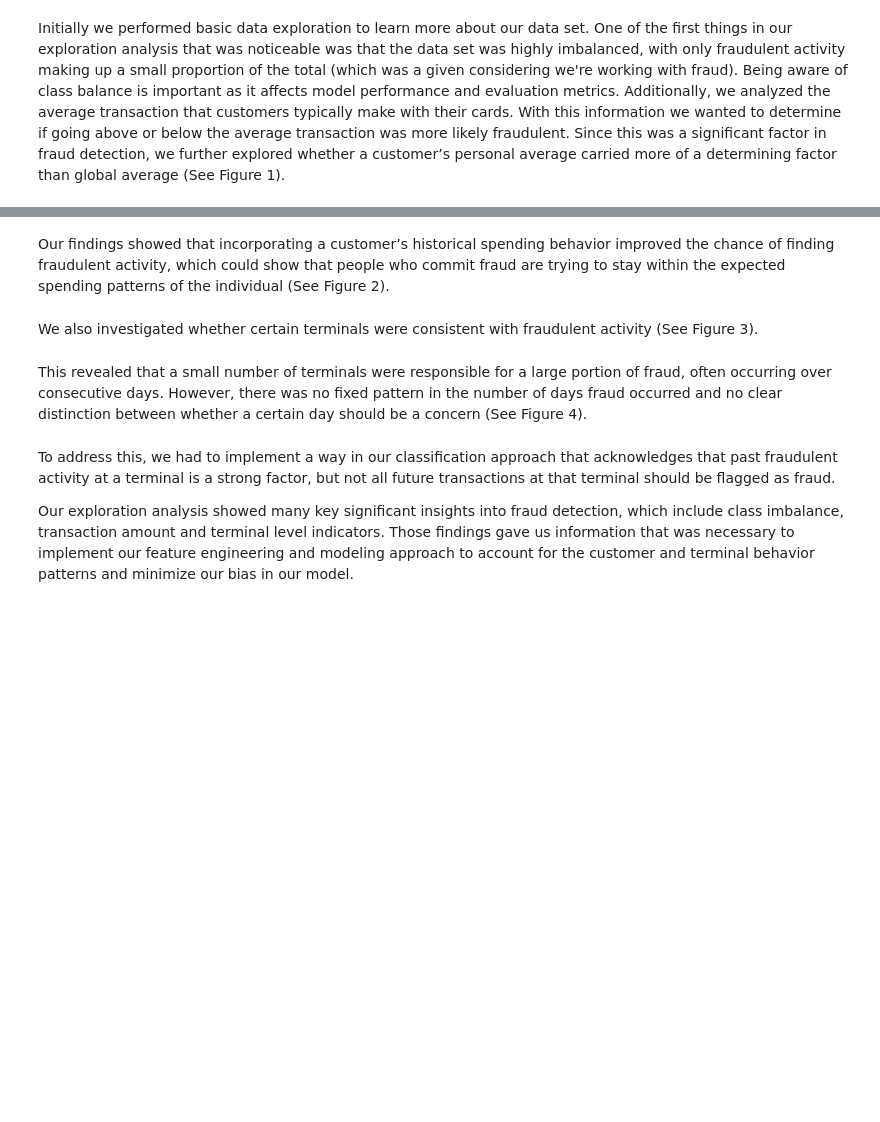
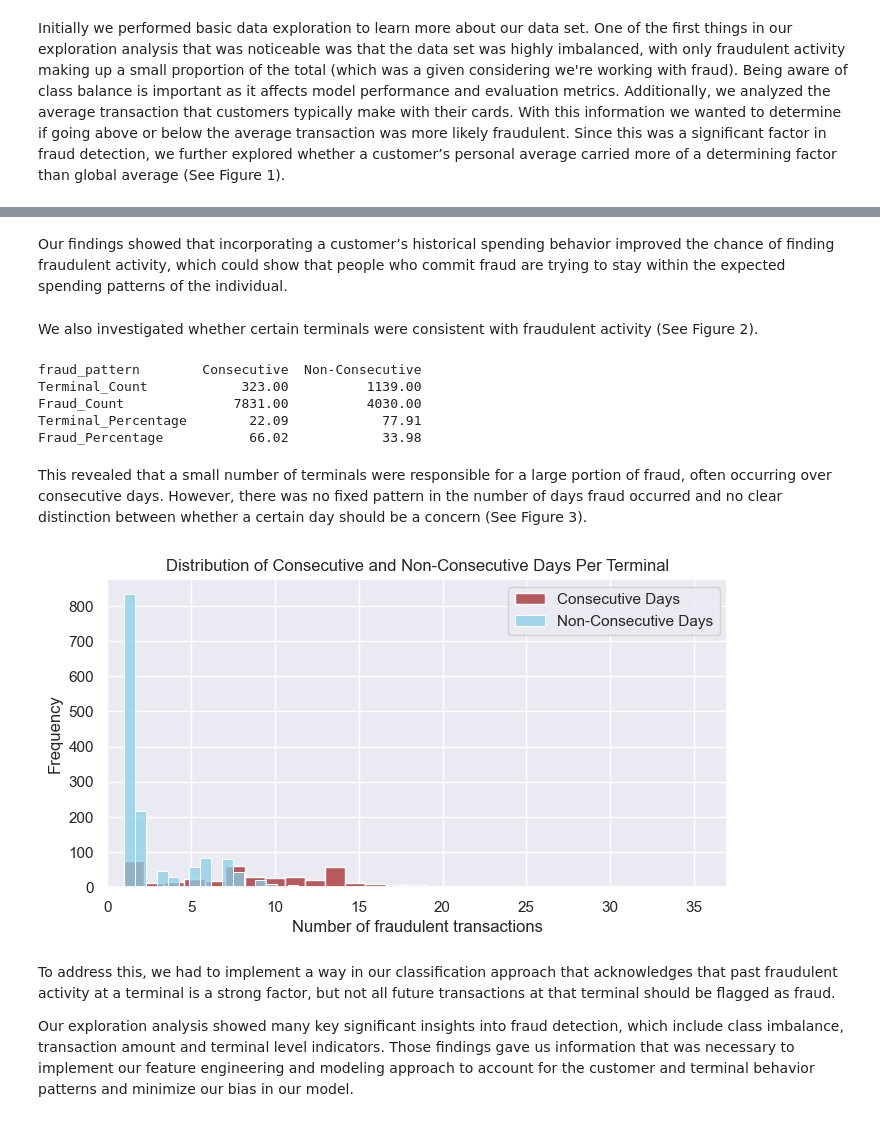
Before and after one commit to jwickham1023/DSCI478-Kaggle-Project, a Jupyter notebook: writeup.ipynb, the cells around one changed output, grey strips where cells are left out. Cells and saved outputs as stored; diff of their text form; code cells hidden in the pictures; blank space fills up the shorter version.

```diff
--- a/writeup.ipynb
+++ b/writeup.ipynb
@@ -110,9 +146,76 @@ Initially we performed basic data exploration to learn more about our data set.
 # %% [markdown]
-Our findings showed that incorporating a customer’s historical spending behavior improved the chance of finding fraudulent activity, which could show that people who commit fraud are trying to stay within the expected spending patterns of the individual (See Figure 2).
+Our findings showed that incorporating a customer’s historical spending behavior improved the chance of finding fraudulent activity, which could show that people who commit fraud are trying to stay within the expected spending patterns of the individual.
 # %% [markdown]
-We also investigated whether certain terminals were consistent with fraudulent activity (See Figure 3).
+We also investigated whether certain terminals were consistent with fraudulent activity (See Figure 2).
+# %%
+fraud_df = df[df['TX_FRAUD'] == 1]
+
+# Extract unique fraud in the data
+fraud_dates_sorted = fraud_df[["TERMINAL_ID", "TX_TIME_DAYS"]].drop_duplicates().sort_values(["TERMINAL_ID", "TX_TIME_DAYS"])
+
+# Calculate day differences between consecutive fraud events per terminal
+fraud_dates_sorted["PREV_DAY"] = fraud_dates_sorted.groupby("TERMINAL_ID")["TX_TIME_DAYS"].shift(1)
+fraud_dates_sorted["DAY_DIFF"] = fraud_dates_sorted["TX_TIME_DAYS"] - fraud_dates_sorted["PREV_DAY"]
+
+diffs = fraud_dates_sorted.dropna(subset=["DAY_DIFF"])
+
+# Create a table to display the information
+terminal_gap_summary = diffs.groupby("TERMINAL_ID").agg(
+    total_gaps=("DAY_DIFF", "count"),
+    consecutive_gaps=("DAY_DIFF", lambda x: (x == 1).sum())
+).reset_index()
+
+# Compute additional statistics
+terminal_gap_summary["gap_ratio"] = terminal_gap_summary["consecutive_gaps"] / terminal_gap_summary["total_gaps"]
+terminal_gap_summary["non_consecutive_gaps"] = terminal_gap_summary["total_gaps"] - terminal_gap_summary["consecutive_gaps"]
+
+# Classify fraud patterns
+terminal_gap_summary["fraud_pattern"] = terminal_gap_summary["gap_ratio"].apply(
+    lambda r: "Consecutive" if r >= 0.5 else "Non-Consecutive"
+)
+
+# Count fraud
+fraud_counts = fraud_df.groupby("TERMINAL_ID").size().reset_index(name="fraud_count")
+
+# Merge tables
+merged_summary = pd.merge(terminal_gap_summary, fraud_counts, on="TERMINAL_ID", how="left")
+
+# Compute summary statistics by fraud pattern
+pattern_summary = merged_summary.groupby("fraud_pattern").agg(
+    Terminal_Count=("TERMINAL_ID", "count"),
+    Fraud_Count=("fraud_count", "sum"),
+).reset_index()
+
+# Compute additional statistics
+pattern_summary["Terminal_Percentage"] = pattern_summary["Terminal_Count"] / pattern_summary["Terminal_Count"].sum() * 100
+pattern_summary["Fraud_Percentage"] = pattern_summary["Fraud_Count"] / pattern_summary["Fraud_Count"].sum() * 100
+
+pattern_summary = pattern_summary.round(2)
+
+print(pattern_summary.set_index("fraud_pattern").transpose())
+# %% [output]
+fraud_pattern        Consecutive  Non-Consecutive
+Terminal_Count            323.00          1139.00
+Fraud_Count              7831.00          4030.00
+Terminal_Percentage        22.09            77.91
+Fraud_Percentage           66.02            33.98
 # %% [markdown]
-This revealed that a small number of terminals were responsible for a large portion of fraud, often occurring over consecutive days. However, there was no fixed pattern in the number of days fraud occurred and no clear distinction between whether a certain day should be a concern (See Figure 4).
+This revealed that a small number of terminals were responsible for a large portion of fraud, often occurring over consecutive days. However, there was no fixed pattern in the number of days fraud occurred and no clear distinction between whether a certain day should be a concern (See Figure 3).
+# %%
+_, ax = plt.subplots(1, 1, figsize=(8,4))
+
+consecutive_counts = diffs[diffs["DAY_DIFF"] == 1]["TERMINAL_ID"].value_counts()
+non_consecutive_counts = diffs[diffs["DAY_DIFF"] > 1]["TERMINAL_ID"].value_counts()
+
+sns.set_theme(style="darkgrid")
+sns.histplot(x=consecutive_counts, bins=30, kde=False, ax=ax, color="brown")
+sns.histplot(x=non_consecutive_counts, bins=20, kde=False, ax=ax, color='skyblue')
+ax.set_xlim([0, max(consecutive_counts.max(), non_consecutive_counts.max())])
+ax.set(xlabel = "Number of fraudulent transactions", ylabel="Frequency",
+       title="Distribution of Consecutive and Non-Consecutive Days Per Terminal")
+ax.legend(["Consecutive Days", "Non-Consecutive Days"]);
+# %% [output]
+[figure, added]
 # %% [markdown]
 To address this, we had to implement a way in our classification approach that acknowledges that past fraudulent activity at a terminal is a strong factor, but not all future transactions at that terminal should be flagged as fraud.
 
```
Also changed, not shown: parts of 28 cells of this notebook, 2 other files.
